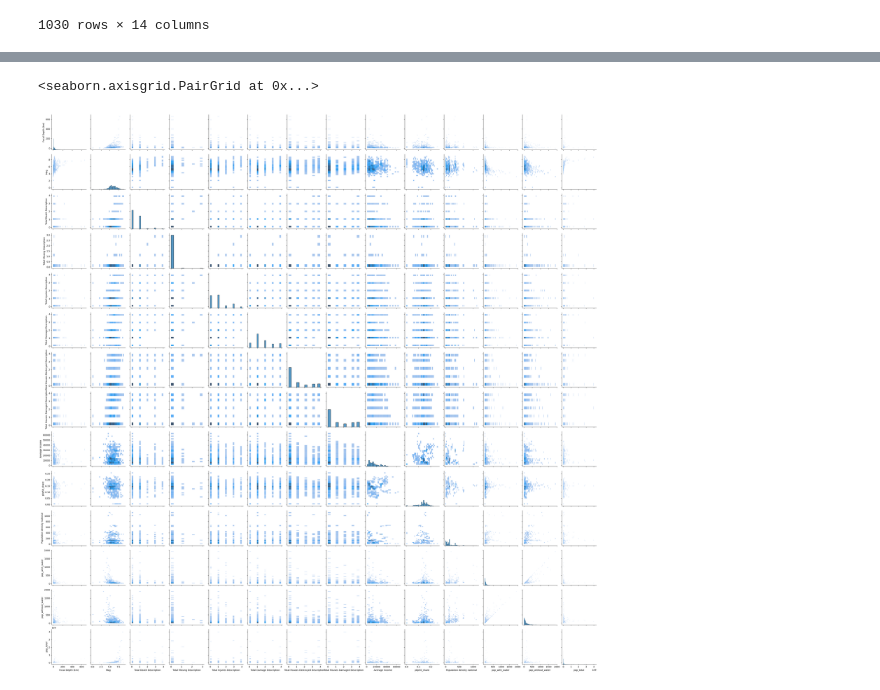
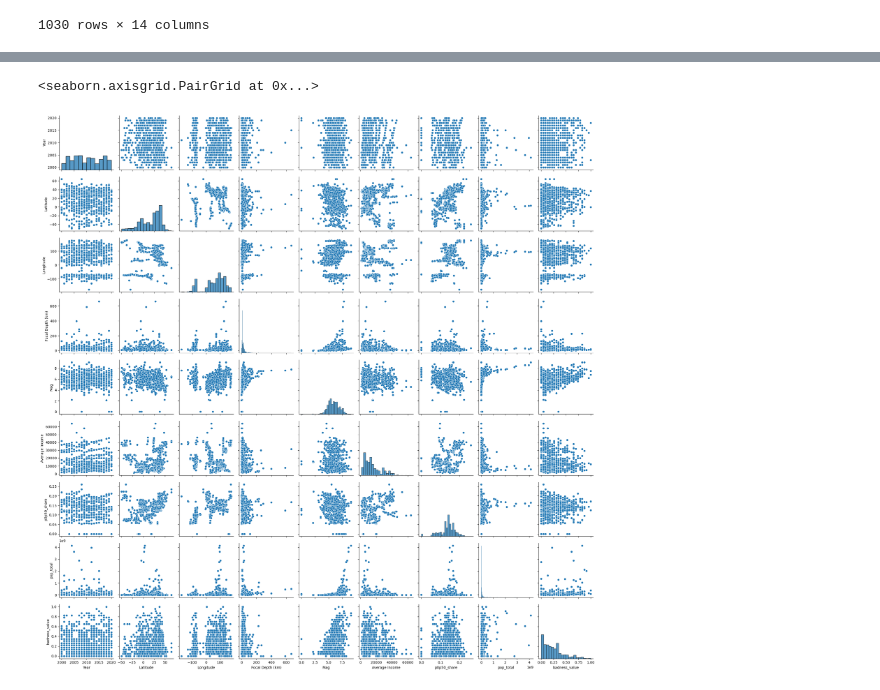
Before and after one commit to Awesomo1/Earthquake-Project, a Jupyter notebook: visulisations.ipynb, the cells around one changed output, grey strips where cells are left out. Cells and saved outputs as stored; diff of their text form; code cells hidden in the pictures.

```diff
--- a/visulisations.ipynb
+++ b/visulisations.ipynb
@@ -101,3 +103,17 @@ foo
 | 1028 | 10.0 | 6.6 | 1.0 | 0.0 | 1.0 | ... |
 | 1029 | 10.0 | 6.7 | 0.0 | 0.0 | 0.0 | ... |
 1030 rows × 14 columns
+# %%
+red_cols = [
+    'Total Houses Damaged Description',
+    'Total Death Description',
+    'Total Missing Description',
+    'Total Injuries Description',
+    'Total Damage Description',
+    'Total Houses Destroyed Description',
+]
+
+data_red = data[red_cols]
+data_red2 = data_red.copy()
+# std_scaler = pre.StandardScaler()
+# data_red = std_scaler.fit_transform(data_red)
@@ -103,0 +182,3 @@ foo
+# %%
+data_red2 = data_red2.sum(axis=1)
+data_red2 = np.interp(data_red2, [np.min(data_red2), np.max(data_red2)], [0,1])
@@ -104,5 +259,7 @@ foo
 # %%
-sns.pairplot(data=data, x_vars=cols, y_vars=cols, kind='hist')
+# sns.pairplot(data=data, x_vars=cols, y_vars=cols, kind='hist')
+# sns.pairplot(data=data, x_vars=cols_num, y_vars=cols_num)
+sns.pairplot(data=data)
 # %% [output]
 <seaborn.axisgrid.PairGrid at 0x...>
-[figure, old version]
+[figure, new version]
```
Also changed, not shown: parts of 18 cells of this notebook, 2 other files.
